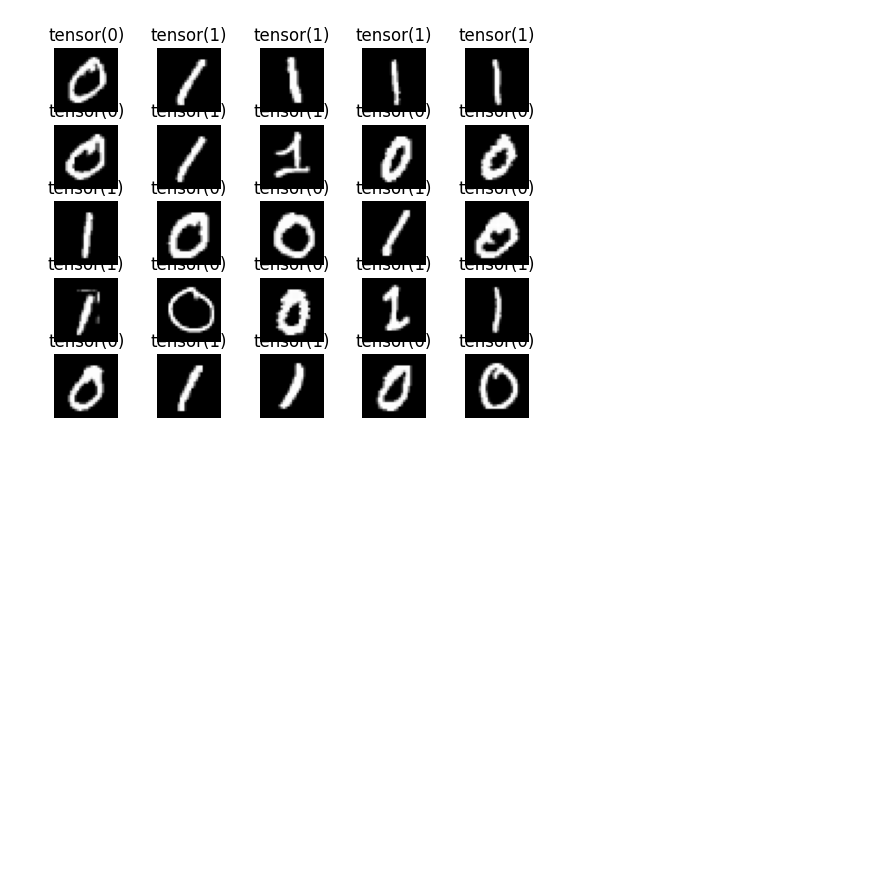
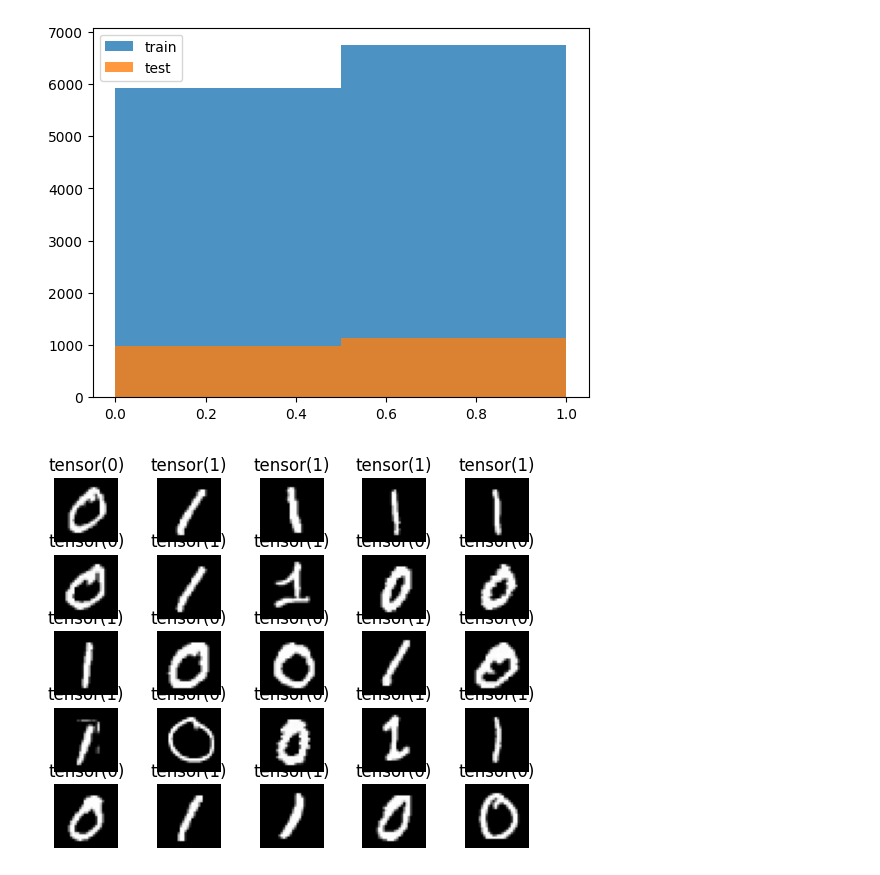
Before and after one commit to AntonioTepsich/Convolutional-KANs, a Jupyter notebook: pykan/cnn.ipynb, the cells around one changed output. Saved outputs shown, nothing was run; the diff lists cells and outputs as text; code cells hidden in the pictures; blank space fills up the shorter version.

Commit message:
train modified

```diff
--- a/pykan/cnn.ipynb
+++ b/pykan/cnn.ipynb
@@ -52,22 +52,31 @@ class CKAN(nn.Module):
         x = self.fc3(x)
         return x
 # %%
+
+from torch.utils.data import DataLoader
 import torchvision.transforms as transforms
 from torchvision.datasets import MNIST
 
+def data_to_binary(mnist_data):
+    """
+    Just keep the 0 and 1 classes
+    """
+    mnist_data.data = mnist_data.data[(mnist_data.targets == 0) | (mnist_data.targets == 1)]
+    mnist_data.targets = mnist_data.targets[(mnist_data.targets == 0) | (mnist_data.targets == 1)]
+    return mnist_data
+
+
+
 # Transformaciones
-transform = transforms.Compose([transforms.ToTensor(),
-                                transforms.Normalize((0.5,), (0.5,))])
+transform = transforms.Compose([transforms.ToTensor(), transforms.Normalize((0.5,), (0.5,))])
 
 # Cargar MNIST y filtrar por dos clases
-mnist_train = MNIST(root='./data', train=True, download=True, transform=transform)
-mnist_train.data = mnist_train.data[(mnist_train.targets == 0) | (mnist_train.targets == 1)]
-mnist_train.targets = mnist_train.targets[(mnist_train.targets == 0) | (mnist_train.targets == 1)]
+all_mnist_train = MNIST(root='./data', train=True, download=True, transform=transform)
+mnist_train = data_to_binary(all_mnist_train)
 
-mnist_test = MNIST(root='./data', train=False, download=True, transform=transform)
-mnist_test.data = mnist_test.data[(mnist_test.targets == 0) | (mnist_test.targets == 1)]
-mnist_test.targets = mnist_test.targets[(mnist_test.targets == 0) | (mnist_test.targets == 1)]
+all_mnist_test = MNIST(root='./data', train=False, download=True, transform=transform)
+mnist_test = data_to_binary(all_mnist_test)
 
 # DataLoader
-train_loader = torch.utils.data.DataLoader(mnist_train, batch_size=64, shuffle=True)
-test_loader = torch.utils.data.DataLoader(mnist_test, batch_size=64, shuffle=False)
+train_loader = DataLoader(mnist_train, batch_size=64, shuffle=True)
+test_loader = DataLoader(mnist_test, batch_size=64, shuffle=False)
@@ -106,3 +83,15 @@ Extracting ./data\MNIST\raw\t10k-labels-idx1-ubyte.gz to ./data\MNIST\raw
+# %%
+# hacer histograma de los datos
+import matplotlib.pyplot as plt
+import numpy as np
+
+# Histograma de las clases
+plt.hist(mnist_train.targets.numpy(), bins=2, alpha=0.8, label='train')
+plt.hist(mnist_test.targets.numpy(), bins=2, alpha=0.8, label='test')
+plt.legend()
+plt.show()
+# %% [output]
+[figure, added]
 # %%
 train_loader.dataset.data[0]
 #plotear
```
Also changed, not shown: parts of 1 cell of this notebook, 3 other files.
